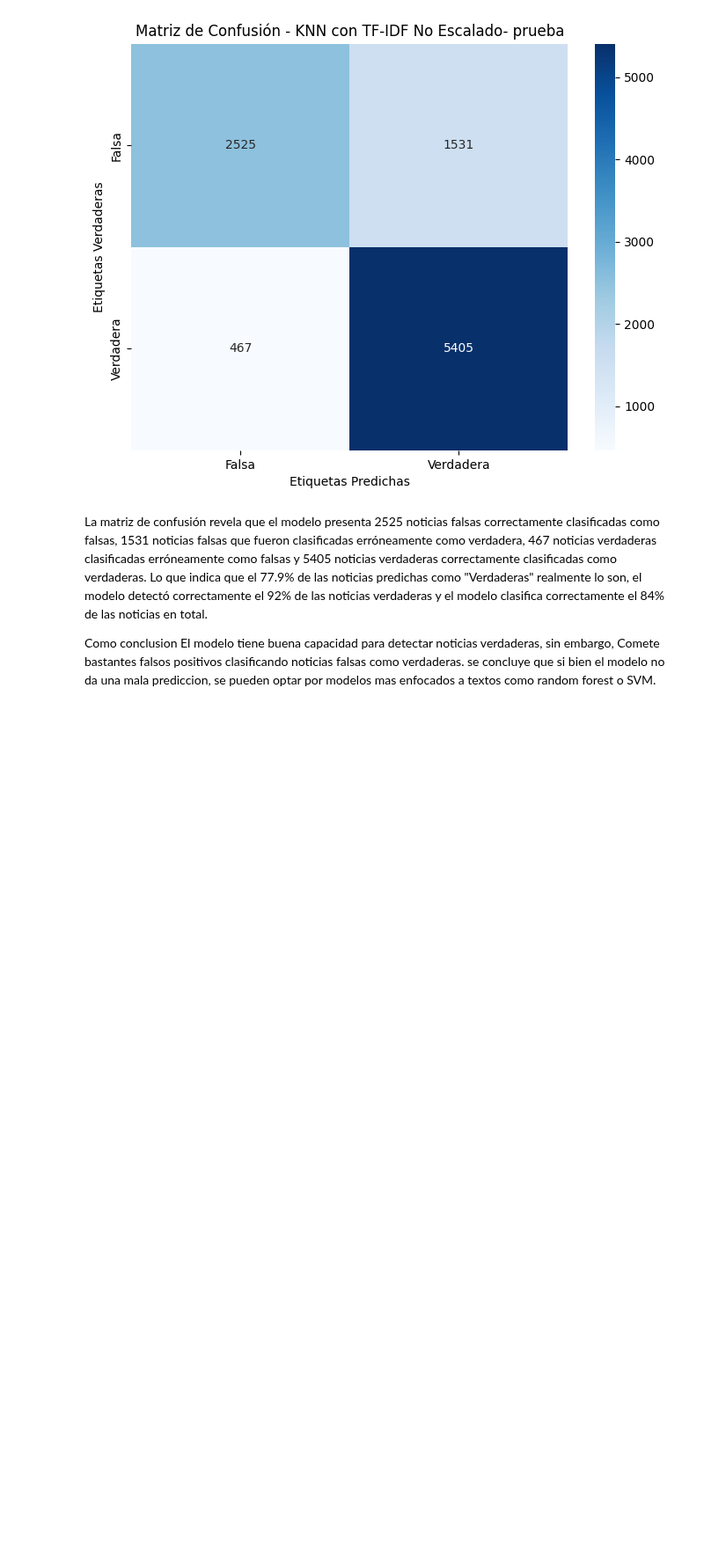
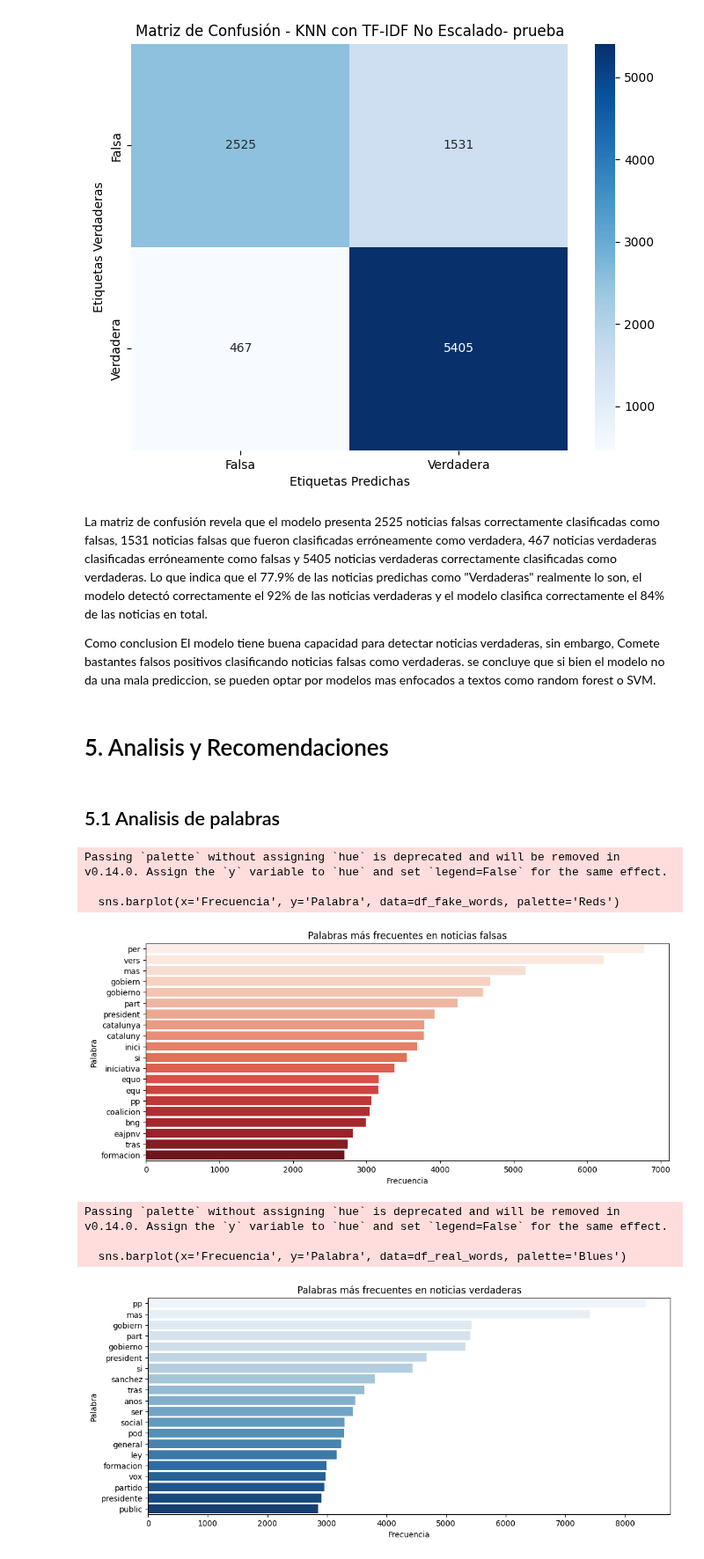
Before and after one commit to Paulina-A-V/Proyecto-1-BI, a Jupyter notebook: classification.ipynb, the cells around one changed output. Shown at 88% size. Drawn from its saved outputs; the diff is of its cells as text; code cells hidden in the pictures; blank space fills up the shorter version.

Commit message:
analisis y estrategias

```diff
--- a/classification.ipynb
+++ b/classification.ipynb
@@ -678,3 +678,43 @@ plt.show()
 La matriz de confusión revela que el modelo presenta 2525 noticias falsas correctamente clasificadas como falsas, 1531 noticias falsas que fueron clasificadas erróneamente como verdadera, 467 noticias verdaderas clasificadas erróneamente como falsas y 5405 noticias verdaderas correctamente clasificadas como verdaderas. Lo que indica que el 77.9% de las noticias predichas como "Verdaderas" realmente lo son, el modelo detectó correctamente el 92% de las noticias verdaderas y el modelo clasifica correctamente el 84% de las noticias en total.
 
 Como conclusion El modelo tiene buena capacidad para detectar noticias verdaderas, sin embargo, Comete bastantes falsos positivos clasificando noticias falsas como verdaderas. se concluye que si bien el modelo no da una mala prediccion, se pueden optar por modelos mas enfocados a textos como random forest o SVM.
+# %% [markdown]
+# 5. Analisis y Recomendaciones
+# %% [markdown]
+## 5.1 Analisis de palabras
+# %%
+from collections import Counter
+import seaborn as sns
+import matplotlib.pyplot as plt
+
+# Extraer las palabras de las noticias falsas y verdaderas
+news_fake = data[data['Label'] == 0]['words'].str.cat(sep=' ')
+news_real = data[data['Label'] == 1]['words'].str.cat(sep=' ')
+
+# Contar las palabras más comunes en cada categoría
+fake_words_freq = Counter(news_fake.split()).most_common(20)
+real_words_freq = Counter(news_real.split()).most_common(20)
+
+# Convertir a DataFrame para visualización
+df_fake_words = pd.DataFrame(fake_words_freq, columns=['Palabra', 'Frecuencia'])
+df_real_words = pd.DataFrame(real_words_freq, columns=['Palabra', 'Frecuencia'])
+
+# Graficar las palabras más frecuentes en noticias falsas y verdaderas
+plt.figure(figsize=(12, 5))
+sns.barplot(x='Frecuencia', y='Palabra', data=df_fake_words, palette='Reds')
+plt.title("Palabras más frecuentes en noticias falsas")
+plt.show()
+
+plt.figure(figsize=(12, 5))
+sns.barplot(x='Frecuencia', y='Palabra', data=df_real_words, palette='Blues')
+plt.title("Palabras más frecuentes en noticias verdaderas")
+plt.show()
+# %% [output]
+Passing `palette` without assigning `hue` is deprecated and will be removed in v0.14.0. Assign the `y` variable to `hue` and set `legend=False` for the same effect.
+
+  sns.barplot(x='Frecuencia', y='Palabra', data=df_fake_words, palette='Reds')
+[figure, added]
+Passing `palette` without assigning `hue` is deprecated and will be removed in v0.14.0. Assign the `y` variable to `hue` and set `legend=False` for the same effect.
+
+  sns.barplot(x='Frecuencia', y='Palabra', data=df_real_words, palette='Blues')
+[figure, added]
```
Also changed, not shown: parts of 9 cells of this notebook.
